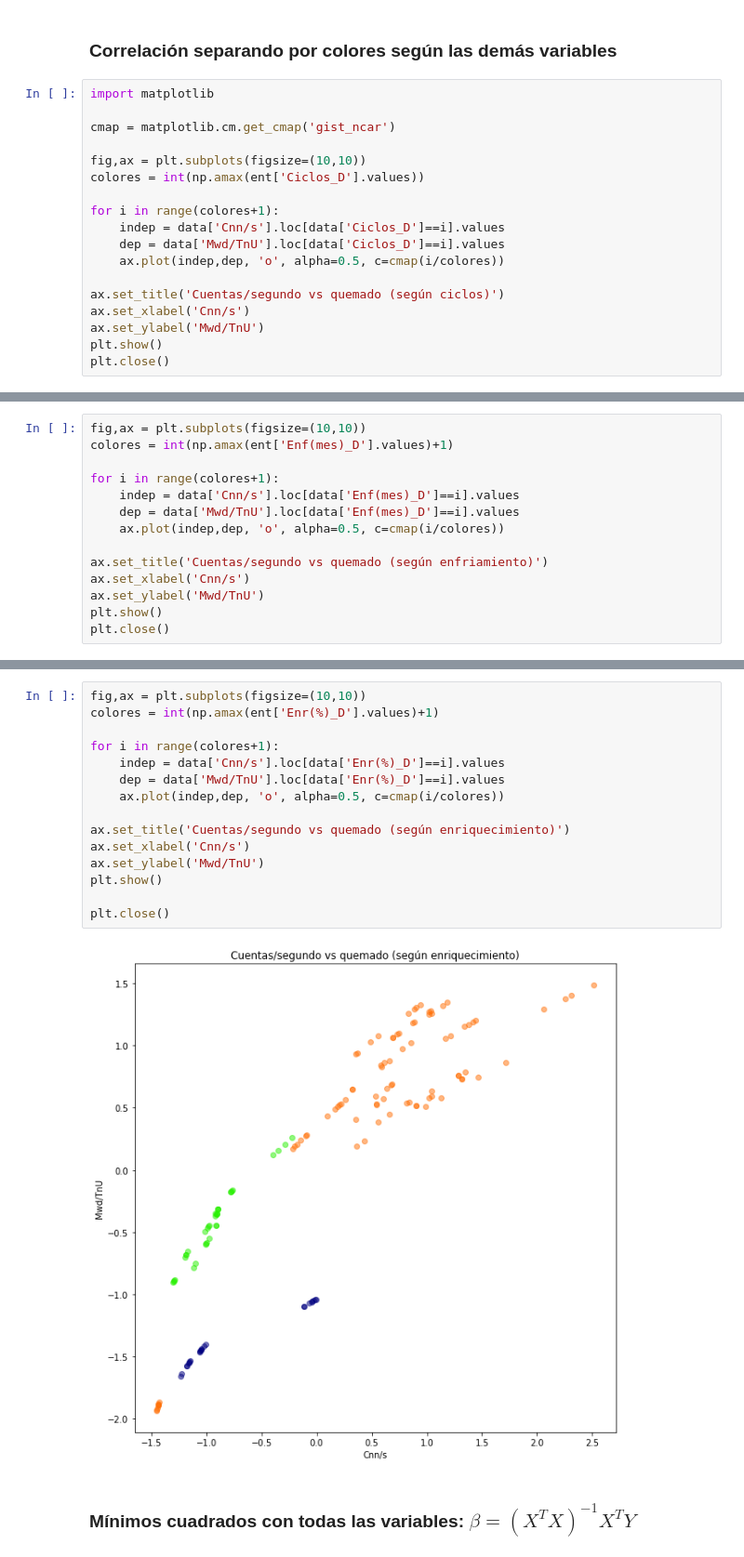
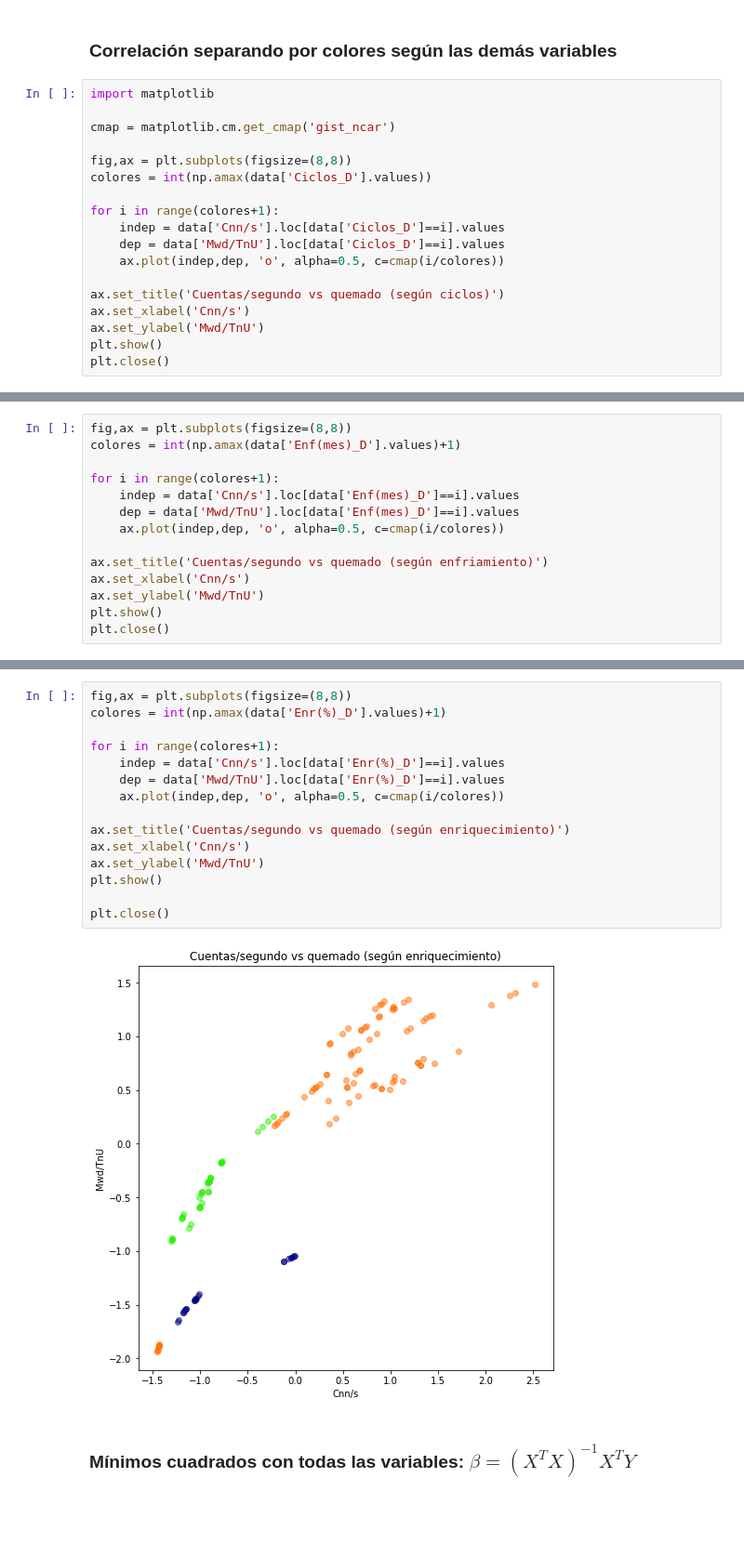
Before and after one commit to jarok03/PracticaUAM, a Jupyter notebook: CalculoQuemadoLOO.ipynb, the cells around one changed output, grey strips where cells are left out. Shown: that part at 93% size. Saved outputs shown, nothing was run; the diff lists cells and outputs as text; blank space fills up the shorter version.

```diff
--- a/CalculoQuemadoLOO.ipynb
+++ b/CalculoQuemadoLOO.ipynb
@@ -254,8 +254,8 @@ import matplotlib
 
 cmap = matplotlib.cm.get_cmap('gist_ncar')
 
-fig,ax = plt.subplots(figsize=(10,10))
-colores = int(np.amax(ent['Ciclos_D'].values))
+fig,ax = plt.subplots(figsize=(8,8))
+colores = int(np.amax(data['Ciclos_D'].values))
 
 for i in range(colores+1):
     indep = data['Cnn/s'].loc[data['Ciclos_D']==i].values
@@ -272,6 +272,6 @@ plt.close()
 # %%
-fig,ax = plt.subplots(figsize=(10,10))
-colores = int(np.amax(ent['Enf(mes)_D'].values)+1)
+fig,ax = plt.subplots(figsize=(8,8))
+colores = int(np.amax(data['Enf(mes)_D'].values)+1)
 
 for i in range(colores+1):
     indep = data['Cnn/s'].loc[data['Enf(mes)_D']==i].values
@@ -288,20 +288,20 @@ plt.close()
 # %%
-fig,ax = plt.subplots(figsize=(10,10))
-colores = int(np.amax(ent['Enr(%)_D'].values)+1)
+fig,ax = plt.subplots(figsize=(8,8))
+colores = int(np.amax(data['Enr(%)_D'].values)+1)
 
 for i in range(colores+1):
     indep = data['Cnn/s'].loc[data['Enr(%)_D']==i].values
     dep = data['Mwd/TnU'].loc[data['Enr(%)_D']==i].values
     ax.plot(indep,dep, 'o', alpha=0.5, c=cmap(i/colores))
 
 ax.set_title('Cuentas/segundo vs quemado (según enriquecimiento)')
 ax.set_xlabel('Cnn/s')
 ax.set_ylabel('Mwd/TnU')
 plt.show()
 
 plt.close()
 # %% [output]
-[figure, old version]
+[figure, new version]
 # %% [markdown]
 ### Mínimos cuadrados con todas las variables: $\beta = (X^{T}X)^{-1}X^{T}Y$
 # %%
```
Also changed, not shown: parts of 6 cells of this notebook, 1 other file.
